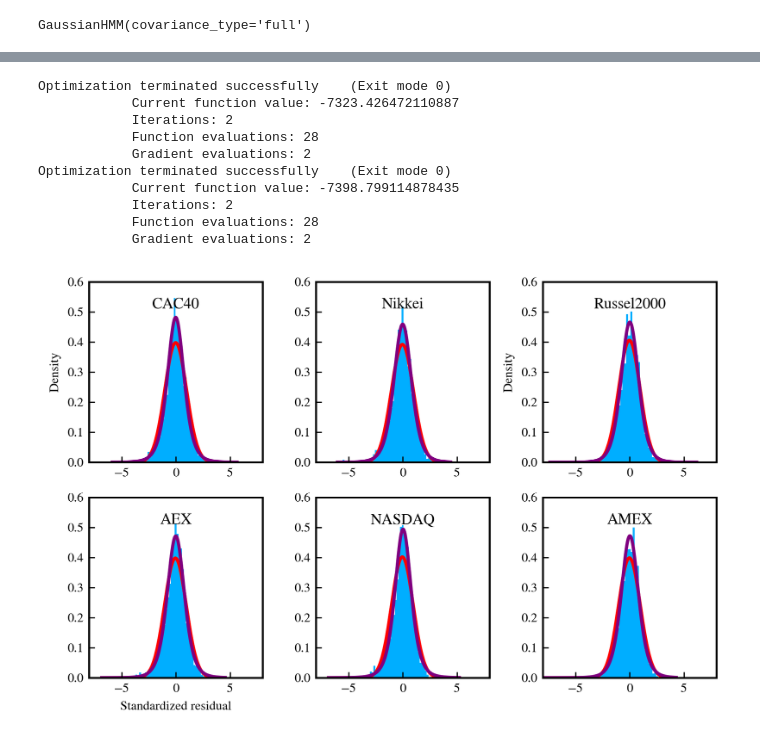
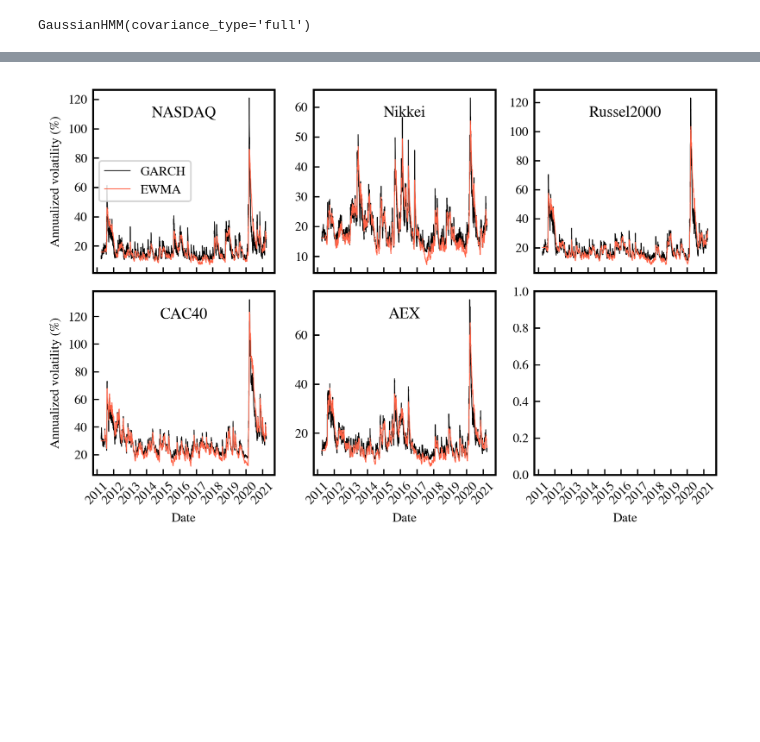
Before and after one commit to LuukOudshoorn25/QRM1, a Jupyter notebook: QRM Assignment 1.ipynb, the cells around one changed output, grey strips where cells are left out. Drawn from its saved outputs; the diff is of its cells as text; code cells hidden in the pictures; blank space fills up the shorter version.

Commit message:
Weekend work Luuk

```diff
--- a/QRM Assignment 1.ipynb
+++ b/QRM Assignment 1.ipynb
@@ -24,7 +24,7 @@ from joblib import wrap_non_picklable_objects
 from hmmlearn import hmm
 Ncores=6
 #plt.style.use('stylesheet')
-plt.style.use('/home/luuk/Documents/MNRAS_stylesheet')
+plt.style.use('MNRAS_stylesheet')
 # %%
 # Helper functions
 # Gaussian PDF
@@ -124,3 +125,12 @@ df = load_timeseries()
+# %%
+df = load_timeseries()
+# Estimate value of cash portfolio
+cashaccount = np.cumprod((1+df.US3month/25200))
+df['US3month'] = cashaccount
+# Give new name in dataframe
+df = df.rename({'US3month':'Cash'},axis=1)
+# Sort according to return for plotting purposes
+df = df[((df/df.iloc[0]).iloc[-1]).sort_values(ascending=False).index]
 # %%
 plot_timeseries()
 # %% [output]
@@ -129,4 +139,5 @@ plot_timeseries()
 # Convert prices to log returns
 DC = dataconversion()
 returns = DC.to_log_ret(df)
-stocks = df.columns
+returns = returns.iloc[:,:-1]
+stocks = returns.columns
@@ -275,47 +301,45 @@ Index(['CAC40', 'Nikkei', 'Russel2000', 'AEX', 'NASDAQ', 'AMEX'], dtype='object'
 # %%
-# Filtered historic simulation
+# Filtered historic simulation with EWMA
 from arch import arch_model
-fig,axes = plt.subplots(2,3,figsize=(6,4))
+fig,axes = plt.subplots(2,3,figsize=(6,4),sharex=True)
 axes=axes.flatten()
 residuals    = pd.DataFrame(index=returns.index)
 volatilities = pd.DataFrame(index=returns.index)
 for i,asset in enumerate(returns.columns):
     ret = returns[asset].dropna()
-    # Check trailing zeros
-    ret[(ret==0).rolling(5).sum() == 5]=np.nan
-    ret = ret.iloc[5:].dropna()
     dates = ret.index
     ret = ret.values.flatten()
     # Scaling to improve GARCH estimation
     C = 4
-    #ret = ret * 10**C
+    ret = ret * 10**C
     # Fit constant mean GARCH(1,1) model
     am = arch_model(ret, p=1,q=1)
     res = am.fit(update_freq=0,)
     # Get conditional volatilities
-    volas = res.conditional_volatility
+    volas = res.conditional_volatility/1e4
     # Estimate empirical distribution of zt
     zt = (ret-res.params.mu) / volas
-    axes[i].hist(zt,density=True)
     axes[i].set_title(returns.columns[i], y=0.8)
-    mu,sigma = norm.fit(zt)
-    x = np.linspace(*axes[i].get_xlim(),1000)
-    # Normal
-    axes[i].plot(x, norm(*norm.fit(zt)).pdf(x),color='red')
-    # t distr
-    axes[i].plot(x, t(*t.fit(zt)).pdf(x),color='purple')
-    # GMM
-    #gmm=GaussianMixture(3)
-    #gmm.fit(zt.reshape(-1,1))
-    #axes[i].plot(x,np.exp(gmm.score_samples(x.reshape(-1,1))),color='green')
-    residuals.loc[dates,asset] = zt
-    volatilities.loc[dates,asset] = volas
-    axes[i].set_ylim(0,0.6)
-    axes[i].set_xlim(-8,8)
-for i in range(3,4,5):
-    axes[i].set_xlabel('Standardized residual')
-for i in [0,2]:
-    axes[i].set_ylabel('Density')
+    axes[i].plot(dates,np.sqrt(252)*100*volas,color='black',lw=0.5,label='GARCH')
+    # EWMA
+    EWMA_var = np.zeros(len(ret))
+    EWMA_var[:50] = returns[asset].iloc[:50].var()*1e8
+    for j in range(50,len(ret)):
+        EWMA_var[j] = 0.94 * EWMA_var[j-1] + (1-0.94)*ret[j-1]**2
+    EWMA_var = EWMA_var/1e8
+    axes[i].plot(dates,np.sqrt(252)*100*np.sqrt(EWMA_var),color='tomato',lw=0.5,label='EWMA')
+    #axes[i].set_ylim(0,0.6)
+    #axes[i].set_xlim(-8,8)
+    #
+axes[0].legend(frameon=1,loc='center left')
+for i in [3,4,5]:
+    axes[i].set_xlabel('Date')
+    #axes[i].set_xticklabels(axes[i].get_xticklabels(),rotation=45)
+    plt.setp(axes[i].xaxis.get_majorticklabels(), rotation=45 )
+for i in [0,3]:
+    axes[i].set_ylabel('Annualized volatility (%)')
 plt.tight_layout()
-plt.savefig('GARCH_residuals.pdf',dpi=500)
+
+plt.savefig('EWMA_GARCH.pdf',dpi=500)
+plt.show()
 # %% [output]
@@ -375,11 +380 @@ model or by setting rescale=False.
-Optimization terminated successfully    (Exit mode 0)
-            Current function value: -7323.426472110887
-            Iterations: 2
-            Function evaluations: 28
-            Gradient evaluations: 2
-Optimization terminated successfully    (Exit mode 0)
-            Current function value: -7398.799114878435
-            Iterations: 2
-            Function evaluations: 28
-            Gradient evaluations: 2
-[figure, old version]
+[figure, new version]
```
Also changed, not shown: parts of 25 cells of this notebook, 15 other files.
